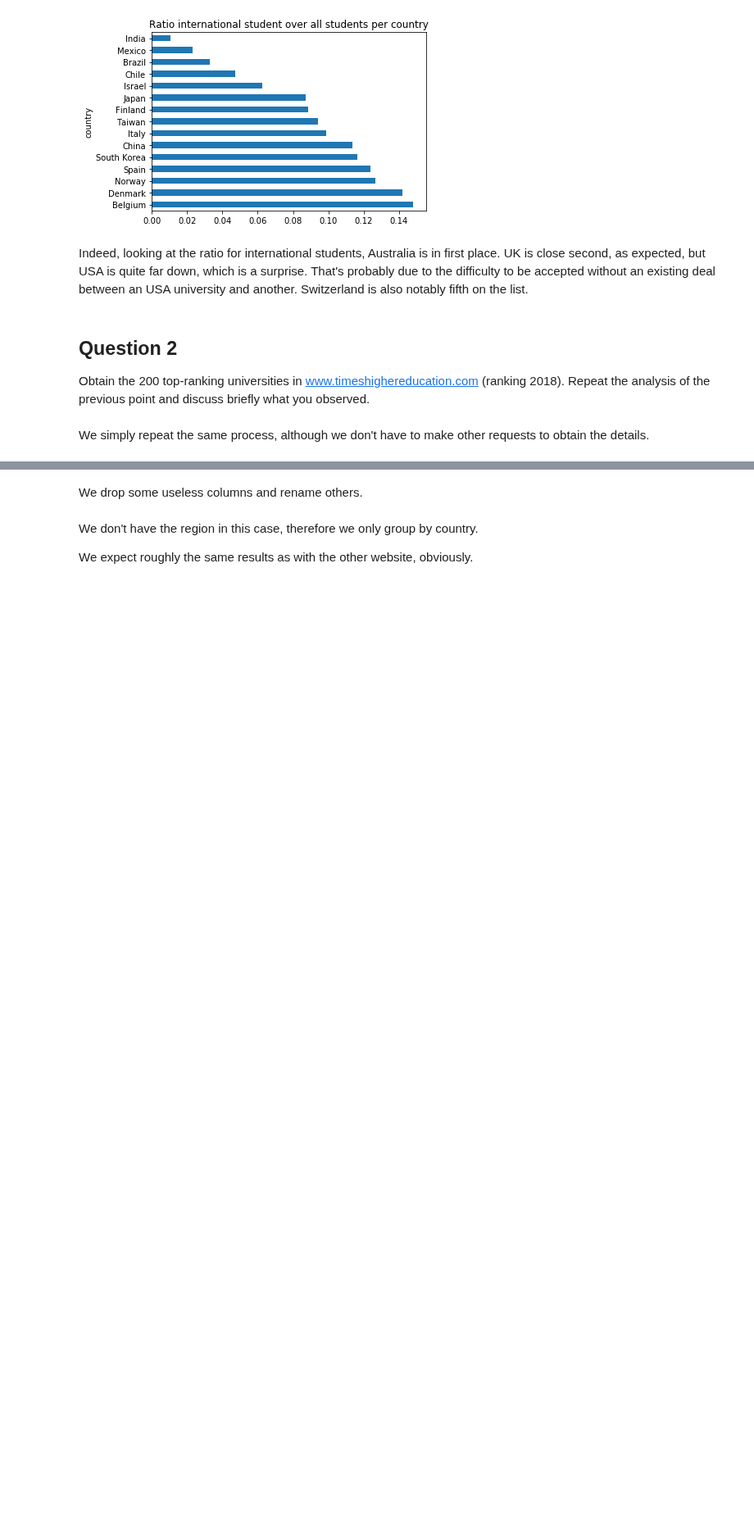
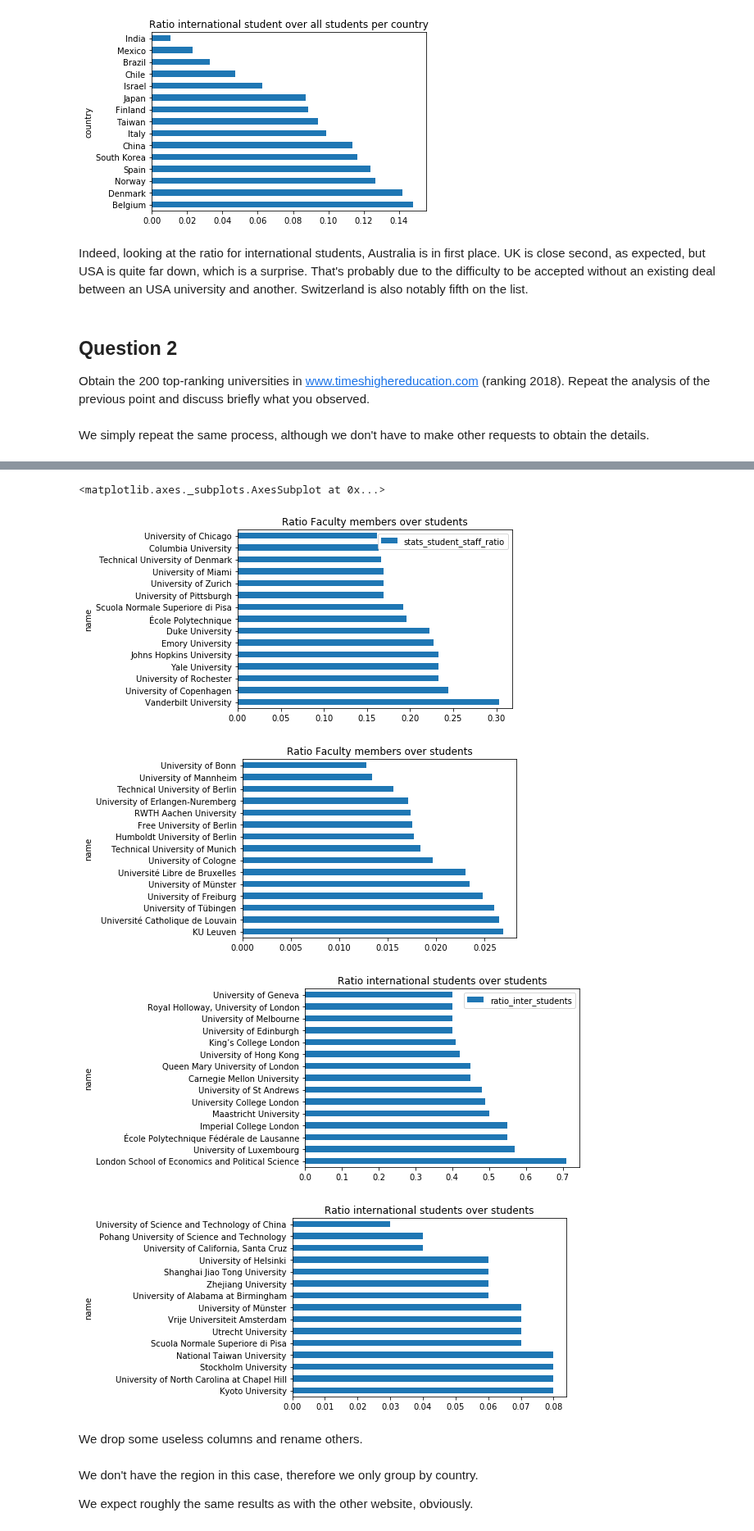
Before and after one commit to AWehenkel/ADA-2017, a Jupyter notebook: 02 - Data from the Web/Lab02.ipynb, the cells around one changed output, grey strips where cells are left out. Shown at 82% size. Saved outputs shown, nothing was run; the diff lists cells and outputs as text; code cells hidden in the pictures; blank space fills up the shorter version.

Commit message:
Ajout de graphe pour le dataset du times ainsi que des régions pour ce dataset

```diff
--- a/02 - Data from the Web/Lab02.ipynb
+++ b/02 - Data from the Web/Lab02.ipynb
@@ -212,3 +202,22 @@ times_high_df.iloc[:15].plot(x='name', y=stats_student_staff_ratio, kind='barh',
+# %%
+times_high_df[ratio_inter_students] = times_high_df['stats_pc_intl_students'].str.replace('%','').astype(int) / 100.0
+times_high_df[stats_student_staff_ratio] = 1.0 / times_high_df[stats_student_staff_ratio].astype(float)
+
+times_high_df.sort_values(by='stats_student_staff_ratio',ascending=False).iloc[:15]\
+    .plot(title='Ratio Faculty members over students', legend=True,x='name', y='stats_student_staff_ratio', kind='barh')
+times_high_df.sort_values(by='stats_student_staff_ratio',ascending=False).iloc[-15:]\
+    .plot(title='Ratio Faculty members over students', legend=False,x='name', y='stats_student_staff_ratio', kind='barh')
+
+times_high_df.sort_values(by=ratio_inter_students,ascending=False).iloc[:15]\
+    .plot(title='Ratio international students over students', legend=True,x='name', y=ratio_inter_students, kind='barh')
+times_high_df.sort_values(by=ratio_inter_students,ascending=False).iloc[-15:]\
+    .plot(title='Ratio international students over students', legend=False,x='name', y=ratio_inter_students, kind='barh')
+# %% [output]
+<matplotlib.axes._subplots.AxesSubplot at 0x...>
+[figure, added]
+[figure, added]
+[figure, added]
+[figure, added]
 # %%
 times_high_df[students] = times_high_df['stats_number_students'].astype(str).str.replace(',','').astype(int)
 times_high_df[inter_students] = np.round(times_high_df[students] * times_high_df[ratio_inter_students]).astype(int)
```
Also changed, not shown: parts of 7 cells of this notebook.
